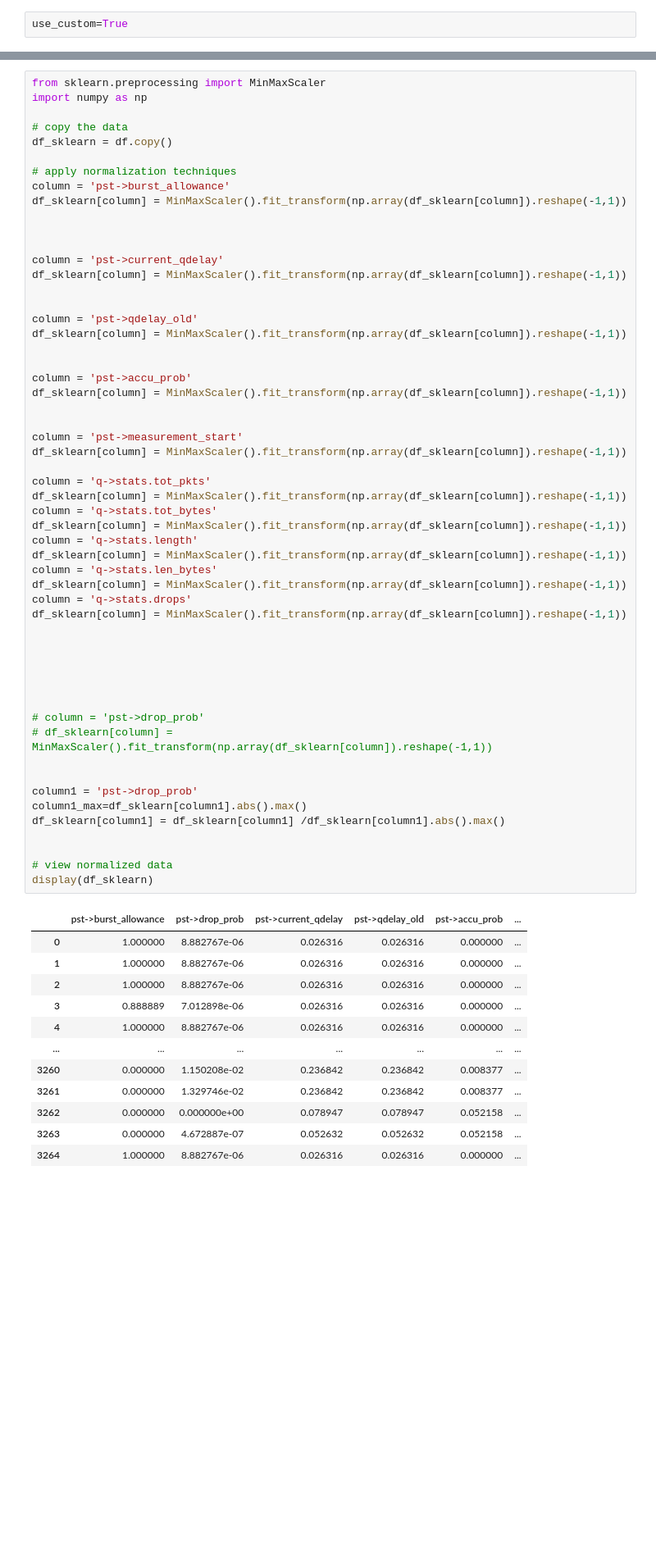
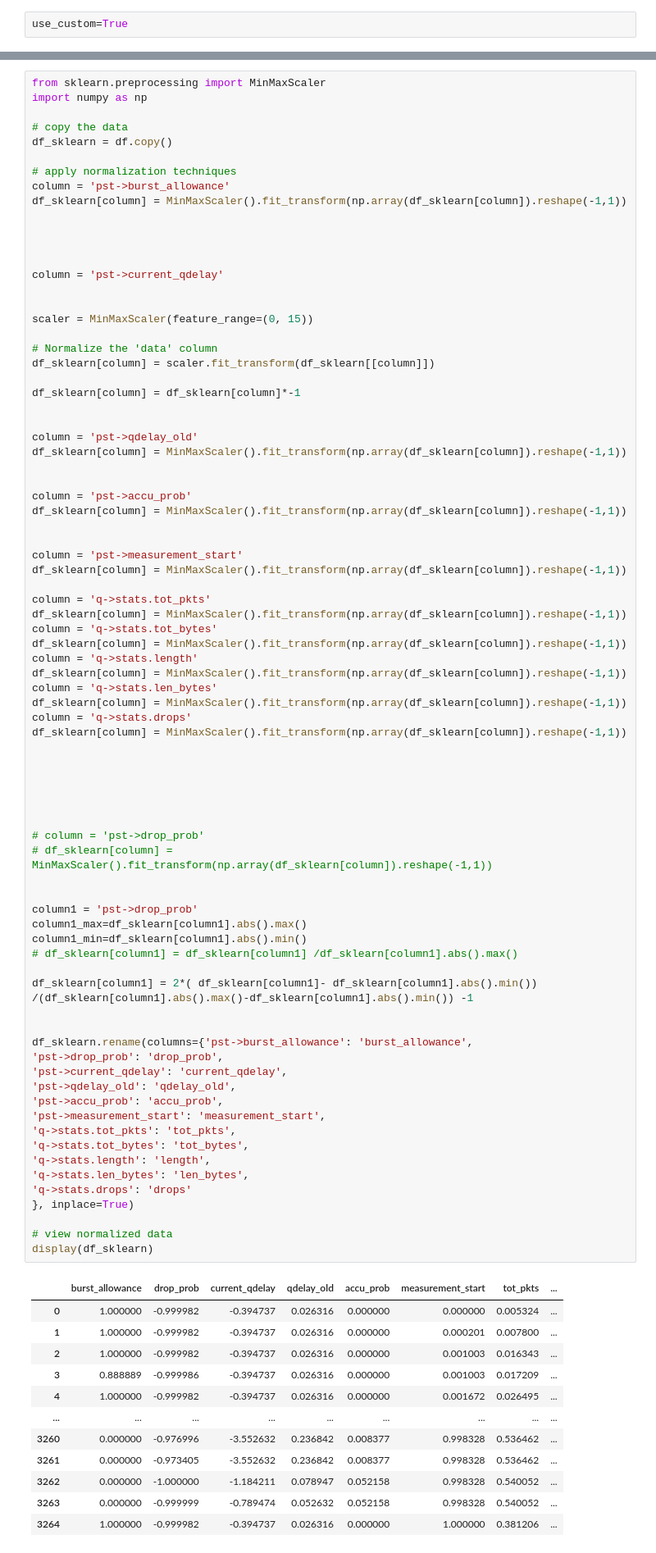
Before and after one commit to deolsatish/A3C-L4S, a Jupyter notebook: a3c_l4s.ipynb, the cells around one changed output, grey strips where cells are left out. Shown: that part at 82% size. Drawn from its saved outputs; the diff is of its cells as text; blank space fills up the shorter version.

Commit message:
update a3c- change utility delay to negative values range -15,0

```diff
--- a/a3c_l4s.ipynb
+++ b/a3c_l4s.ipynb
@@ -55,8 +70,16 @@ df_sklearn[column] = MinMaxScaler().fit_transform(np.array(df_sklearn[column]).r
 
 
 
+
 column = 'pst->current_qdelay'
-df_sklearn[column] = MinMaxScaler().fit_transform(np.array(df_sklearn[column]).reshape(-1,1))
+
+
+scaler = MinMaxScaler(feature_range=(0, 15))
+
+# Normalize the 'data' column
+df_sklearn[column] = scaler.fit_transform(df_sklearn[[column]])
+
+df_sklearn[column] = df_sklearn[column]*-1
 
 
 column = 'pst->qdelay_old'
@@ -70,44 +93,60 @@ df_sklearn[column] = MinMaxScaler().fit_transform(np.array(df_sklearn[column]).r
 column = 'pst->measurement_start'
 df_sklearn[column] = MinMaxScaler().fit_transform(np.array(df_sklearn[column]).reshape(-1,1))
 
 column = 'q->stats.tot_pkts'
 df_sklearn[column] = MinMaxScaler().fit_transform(np.array(df_sklearn[column]).reshape(-1,1))
 column = 'q->stats.tot_bytes'
 df_sklearn[column] = MinMaxScaler().fit_transform(np.array(df_sklearn[column]).reshape(-1,1))
 column = 'q->stats.length'
 df_sklearn[column] = MinMaxScaler().fit_transform(np.array(df_sklearn[column]).reshape(-1,1))
 column = 'q->stats.len_bytes'
 df_sklearn[column] = MinMaxScaler().fit_transform(np.array(df_sklearn[column]).reshape(-1,1))
 column = 'q->stats.drops'
 df_sklearn[column] = MinMaxScaler().fit_transform(np.array(df_sklearn[column]).reshape(-1,1))
 
 
 
 
 
 
 # column = 'pst->drop_prob'
 # df_sklearn[column] = MinMaxScaler().fit_transform(np.array(df_sklearn[column]).reshape(-1,1))
 
 
 column1 = 'pst->drop_prob'
 column1_max=df_sklearn[column1].abs().max()
-df_sklearn[column1] = df_sklearn[column1] /df_sklearn[column1].abs().max()
+column1_min=df_sklearn[column1].abs().min()
+# df_sklearn[column1] = df_sklearn[column1] /df_sklearn[column1].abs().max()
 
+df_sklearn[column1] = 2*( df_sklearn[column1]- df_sklearn[column1].abs().min()) /(df_sklearn[column1].abs().max()-df_sklearn[column1].abs().min()) -1
+
+
+df_sklearn.rename(columns={'pst->burst_allowance': 'burst_allowance',
+'pst->drop_prob': 'drop_prob',
+'pst->current_qdelay': 'current_qdelay',
+'pst->qdelay_old': 'qdelay_old',
+'pst->accu_prob': 'accu_prob',
+'pst->measurement_start': 'measurement_start',
+'q->stats.tot_pkts': 'tot_pkts',
+'q->stats.tot_bytes': 'tot_bytes',
+'q->stats.length': 'length',
+'q->stats.len_bytes': 'len_bytes',
+'q->stats.drops': 'drops'
+}, inplace=True)
 
 # view normalized data
 display(df_sklearn)
 # %% [output]
-|  | pst->burst_allowance | pst->drop_prob | pst->current_qdelay | pst->qdelay_old | pst->accu_prob | ... |
-| 0 | 1.000000 | 8.882767e-06 | 0.026316 | 0.026316 | 0.000000 | ... |
-| 1 | 1.000000 | 8.882767e-06 | 0.026316 | 0.026316 | 0.000000 | ... |
-| 2 | 1.000000 | 8.882767e-06 | 0.026316 | 0.026316 | 0.000000 | ... |
-| 3 | 0.888889 | 7.012898e-06 | 0.026316 | 0.026316 | 0.000000 | ... |
-| 4 | 1.000000 | 8.882767e-06 | 0.026316 | 0.026316 | 0.000000 | ... |
-| ... | ... | ... | ... | ... | ... | ... |
-| 3260 | 0.000000 | 1.150208e-02 | 0.236842 | 0.236842 | 0.008377 | ... |
-| 3261 | 0.000000 | 1.329746e-02 | 0.236842 | 0.236842 | 0.008377 | ... |
-| 3262 | 0.000000 | 0.000000e+00 | 0.078947 | 0.078947 | 0.052158 | ... |
-| 3263 | 0.000000 | 4.672887e-07 | 0.052632 | 0.052632 | 0.052158 | ... |
-| 3264 | 1.000000 | 8.882767e-06 | 0.026316 | 0.026316 | 0.000000 | ... |
+|  | burst_allowance | drop_prob | current_qdelay | qdelay_old | accu_prob | measurement_start | tot_pkts | ... |
+| 0 | 1.000000 | -0.999982 | -0.394737 | 0.026316 | 0.000000 | 0.000000 | 0.005324 | ... |
+| 1 | 1.000000 | -0.999982 | -0.394737 | 0.026316 | 0.000000 | 0.000201 | 0.007800 | ... |
+| 2 | 1.000000 | -0.999982 | -0.394737 | 0.026316 | 0.000000 | 0.001003 | 0.016343 | ... |
+| 3 | 0.888889 | -0.999986 | -0.394737 | 0.026316 | 0.000000 | 0.001003 | 0.017209 | ... |
+| 4 | 1.000000 | -0.999982 | -0.394737 | 0.026316 | 0.000000 | 0.001672 | 0.026495 | ... |
+| ... | ... | ... | ... | ... | ... | ... | ... | ... |
+| 3260 | 0.000000 | -0.976996 | -3.552632 | 0.236842 | 0.008377 | 0.998328 | 0.536462 | ... |
+| 3261 | 0.000000 | -0.973405 | -3.552632 | 0.236842 | 0.008377 | 0.998328 | 0.536462 | ... |
+| 3262 | 0.000000 | -1.000000 | -1.184211 | 0.078947 | 0.052158 | 0.998328 | 0.540052 | ... |
+| 3263 | 0.000000 | -0.999999 | -0.789474 | 0.052632 | 0.052158 | 0.998328 | 0.540052 | ... |
+| 3264 | 1.000000 | -0.999982 | -0.394737 | 0.026316 | 0.000000 | 1.000000 | 0.381206 | ... |
 3265 rows × 12 columns
```
Also changed, not shown: parts of 12 cells of this notebook, 1 other file.
